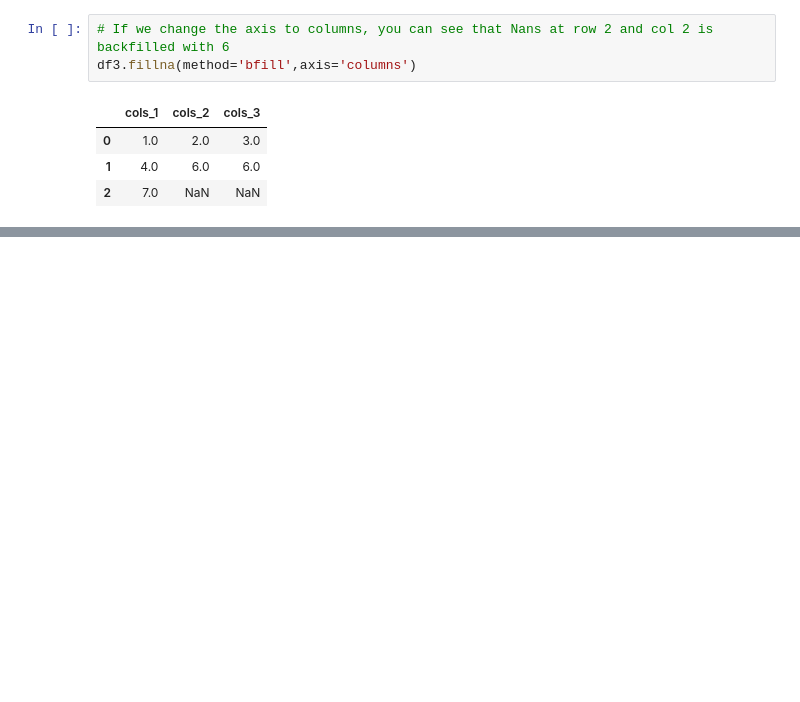
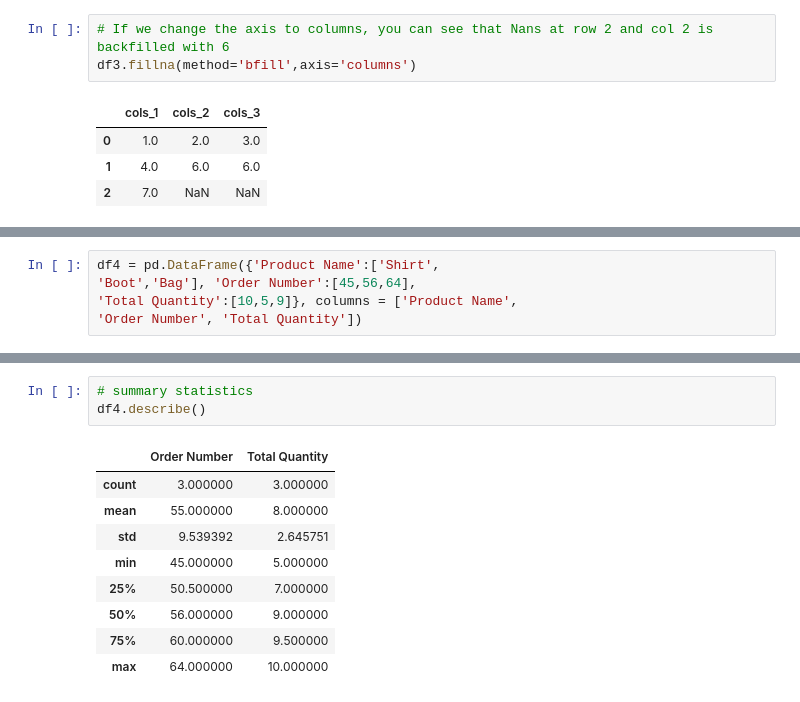
Before and after one commit to Kishangupta1/Python, a Jupyter notebook: DataPandas_Nyandwi_ml_github.ipynb, the cells around one changed output, grey strips where cells are left out. Saved outputs shown, nothing was run; the diff lists cells and outputs as text; blank space fills up the shorter version.

```diff
--- a/DataPandas_Nyandwi_ml_github.ipynb
+++ b/DataPandas_Nyandwi_ml_github.ipynb
@@ -579,0 +583,5 @@ df3.fillna(method='bfill',axis='columns')
+# %%
+df4 = pd.DataFrame({'Product Name':['Shirt',
+'Boot','Bag'], 'Order Number':[45,56,64],
+'Total Quantity':[10,5,9]}, columns = ['Product Name',
+'Order Number', 'Total Quantity'])
@@ -579,0 +726,13 @@ df3.fillna(method='bfill',axis='columns')
+# %%
+# summary statistics
+df4.describe()
+# %% [output]
+|  | Order Number | Total Quantity |
+| count | 3.000000 | 3.000000 |
+| mean | 55.000000 | 8.000000 |
+| std | 9.539392 | 2.645751 |
+| min | 45.000000 | 5.000000 |
+| 25% | 50.500000 | 7.000000 |
+| 50% | 56.000000 | 9.000000 |
+| 75% | 60.000000 | 9.500000 |
+| max | 64.000000 | 10.000000 |
```
Also changed, not shown: parts of 28 cells of this notebook, 1 other file.
